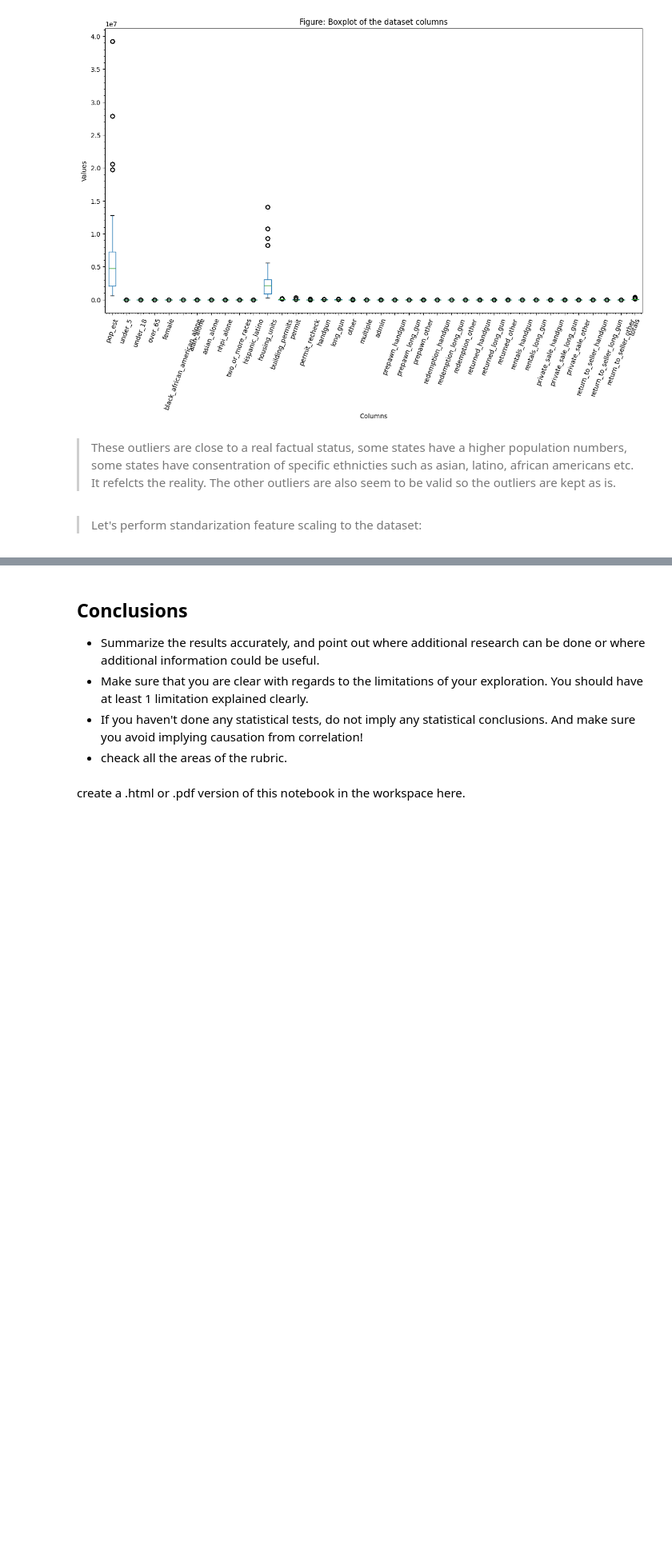
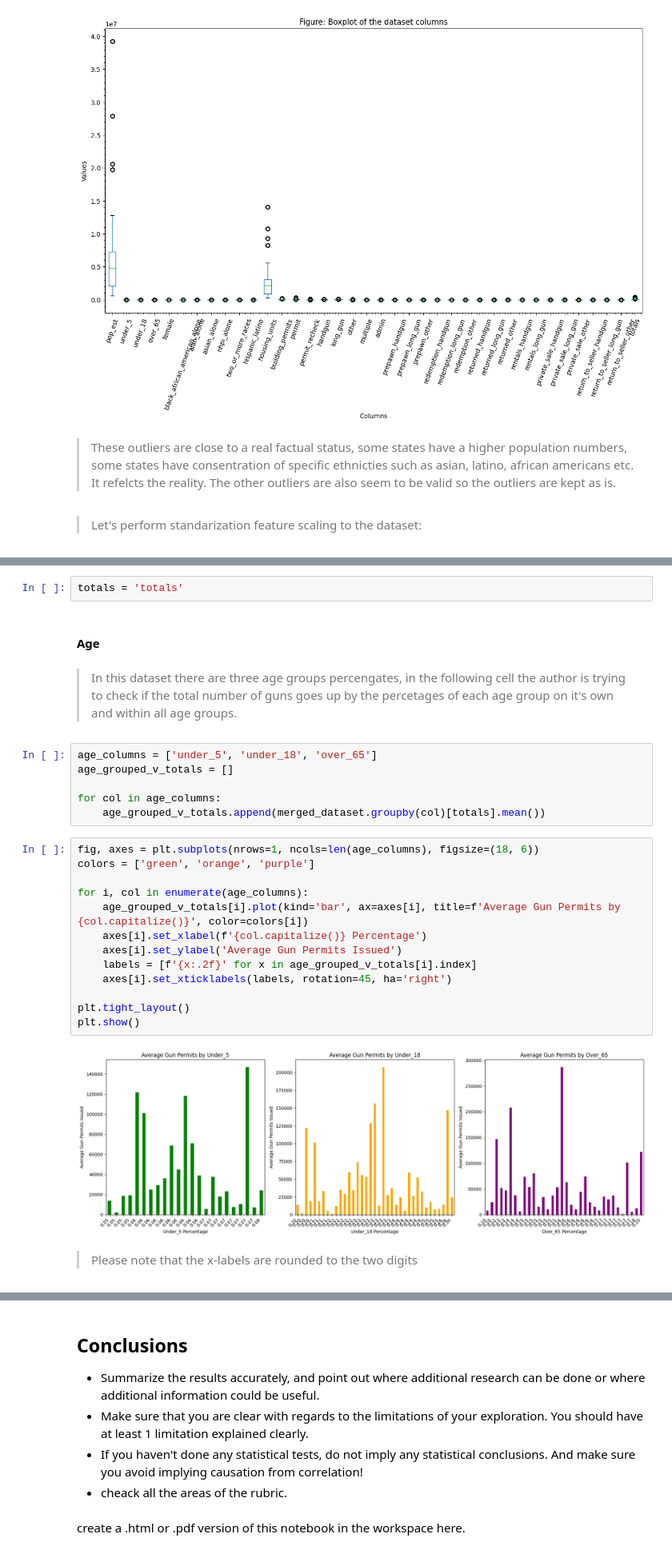
Before and after one commit to sondosaabed/NICS-firearm-background-checks-investigation, a Jupyter notebook: Investigatimg_Ncis_and_Census_data.ipynb, the cells around one changed output, grey strips where cells are left out. Shown at 80% size. Cells and saved outputs as stored; diff of their text form; blank space fills up the shorter version.

Commit message:
Investigating Demographic Factors Vs. Total permit s issued, in this commit, I'm answering the first Analysis question that includes correlation and visualization.

```diff
--- a/Investigatimg_Ncis_and_Census_data.ipynb
+++ b/Investigatimg_Ncis_and_Census_data.ipynb
@@ -1089,0 +1090,29 @@ with the goal of addressing the research questions that you posed in the Introdu
+# %%
+totals = 'totals'
+# %% [markdown]
+#### Age
+# %% [markdown]
+> In this dataset there are three age groups percengates, in the following cell the author is trying to check if the total number of guns goes up by the percetages of each age group on it's own and within all age groups.
+# %%
+age_columns = ['under_5', 'under_18', 'over_65']
+age_grouped_v_totals = []
+
+for col in age_columns:
+    age_grouped_v_totals.append(merged_dataset.groupby(col)[totals].mean())
+# %%
+fig, axes = plt.subplots(nrows=1, ncols=len(age_columns), figsize=(18, 6))
+colors = ['green', 'orange', 'purple']
+
+for i, col in enumerate(age_columns):
+    age_grouped_v_totals[i].plot(kind='bar', ax=axes[i], title=f'Average Gun Permits by {col.capitalize()}', color=colors[i])
+    axes[i].set_xlabel(f'{col.capitalize()} Percentage')
+    axes[i].set_ylabel('Average Gun Permits Issued')
+    labels = [f'{x:.2f}' for x in age_grouped_v_totals[i].index]
+    axes[i].set_xticklabels(labels, rotation=45, ha='right')
+
+plt.tight_layout()
+plt.show()
+# %% [output]
+[figure, added]
+# %% [markdown]
+> Please note that the x-labels are rounded to the two digits
```
Also changed, not shown: parts of 43 cells of this notebook.
